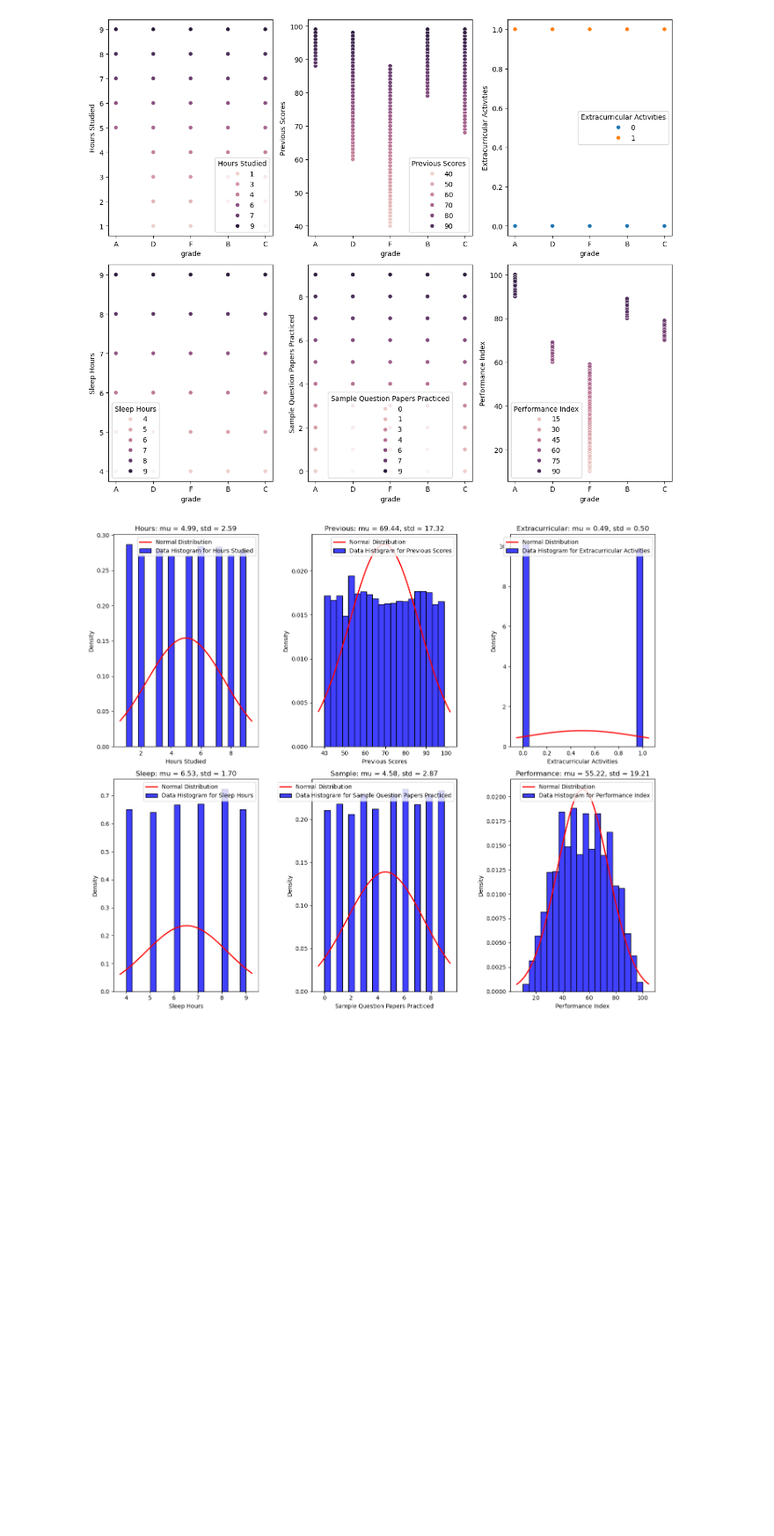
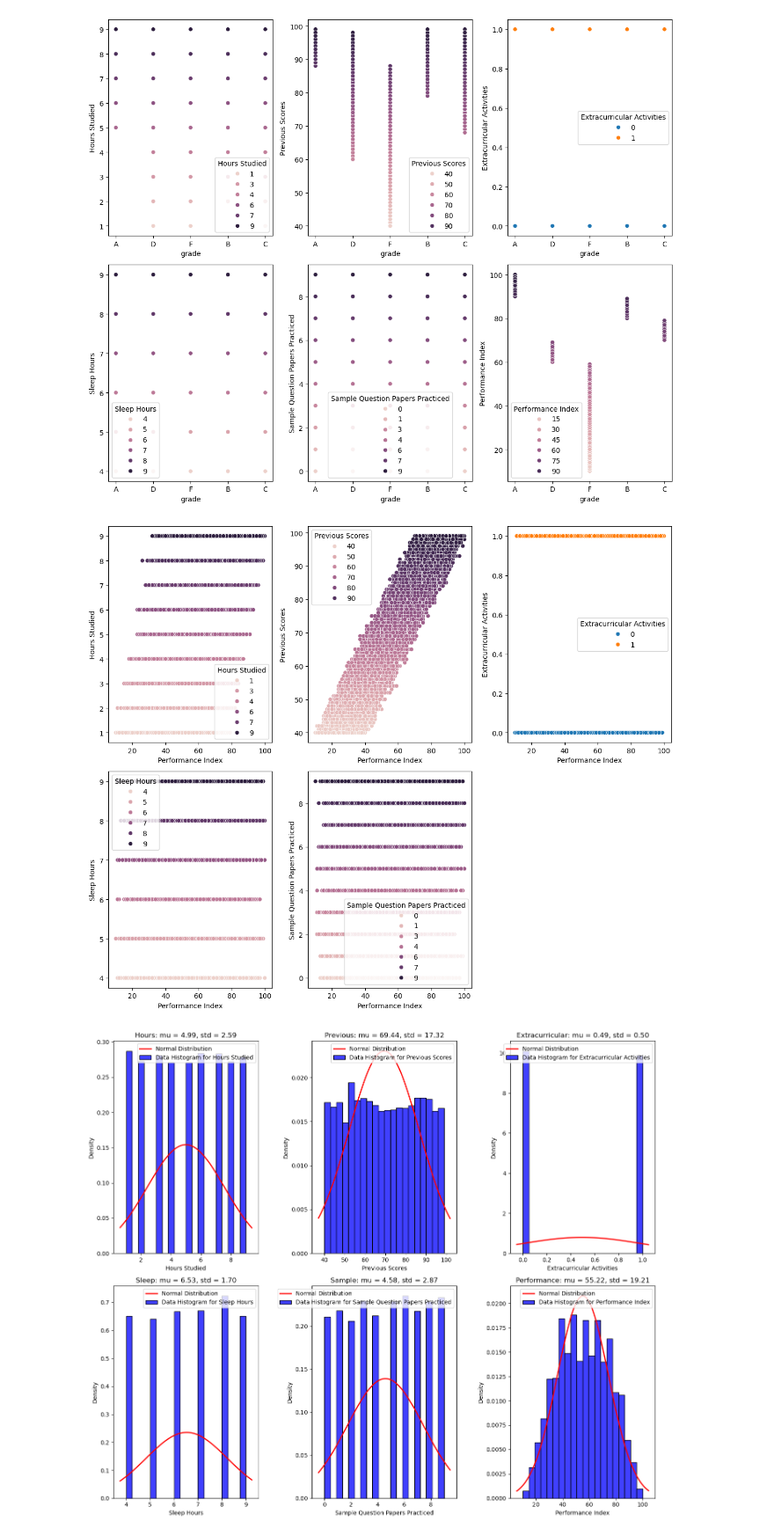
Before and after one commit to MaukanMir/-Student-Performance-Regression-, a Jupyter notebook: training.ipynb, the cells around one changed output. Shown at 88% size. Cells and saved outputs as stored; diff of their text form; code cells hidden in the pictures; blank space fills up the shorter version.

```diff
--- a/training.ipynb
+++ b/training.ipynb
@@ -360,6 +360,11 @@ side_by_side(best_students, worst_students, visual_df, "grade")
 scatter_plot(visual_df, visual_df.columns, "grade")
 # %% [output]
 [figure]
+# %%
+interested_columns = [col for col in visual_df.columns if col != "grade"]
+scatter_plot(visual_df, interested_columns, "Performance Index")
+# %% [output]
+[figure, added]
 # %%
 histogram(visual_df, visual_df.columns)
 # %% [output]
```
